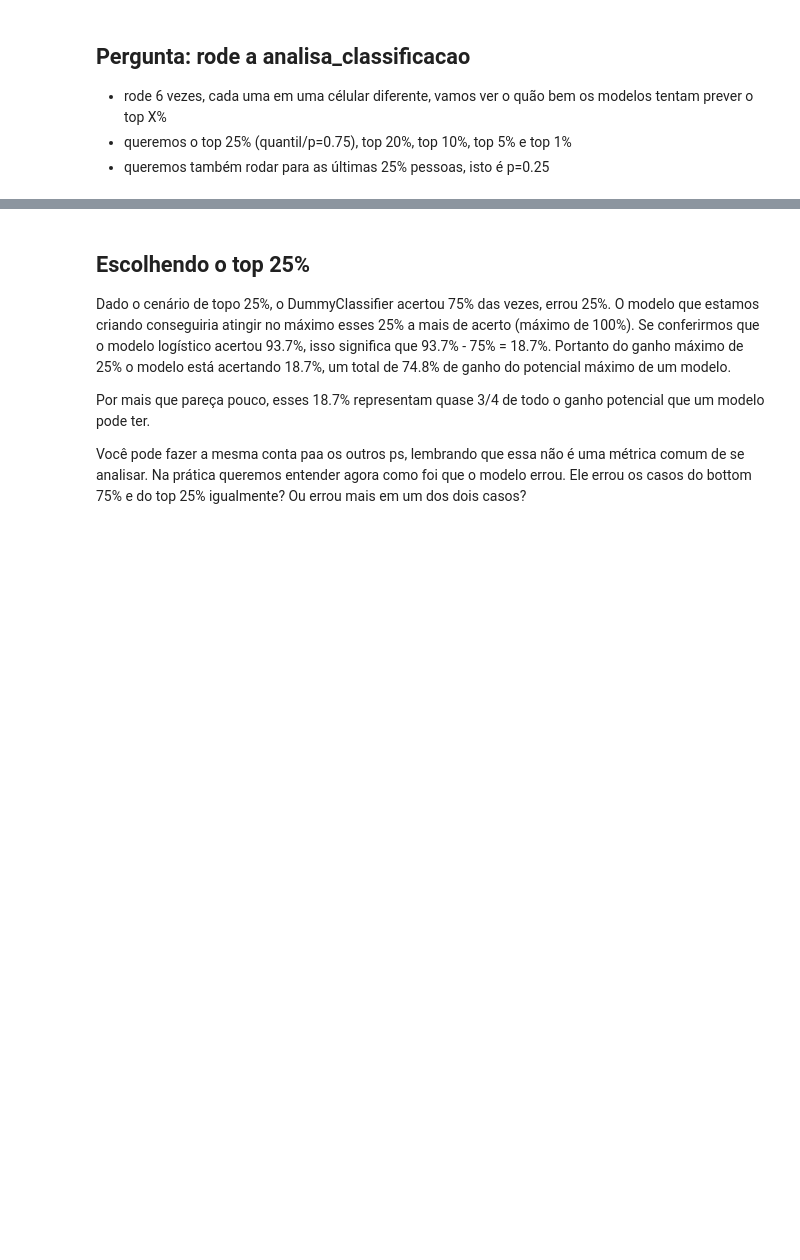
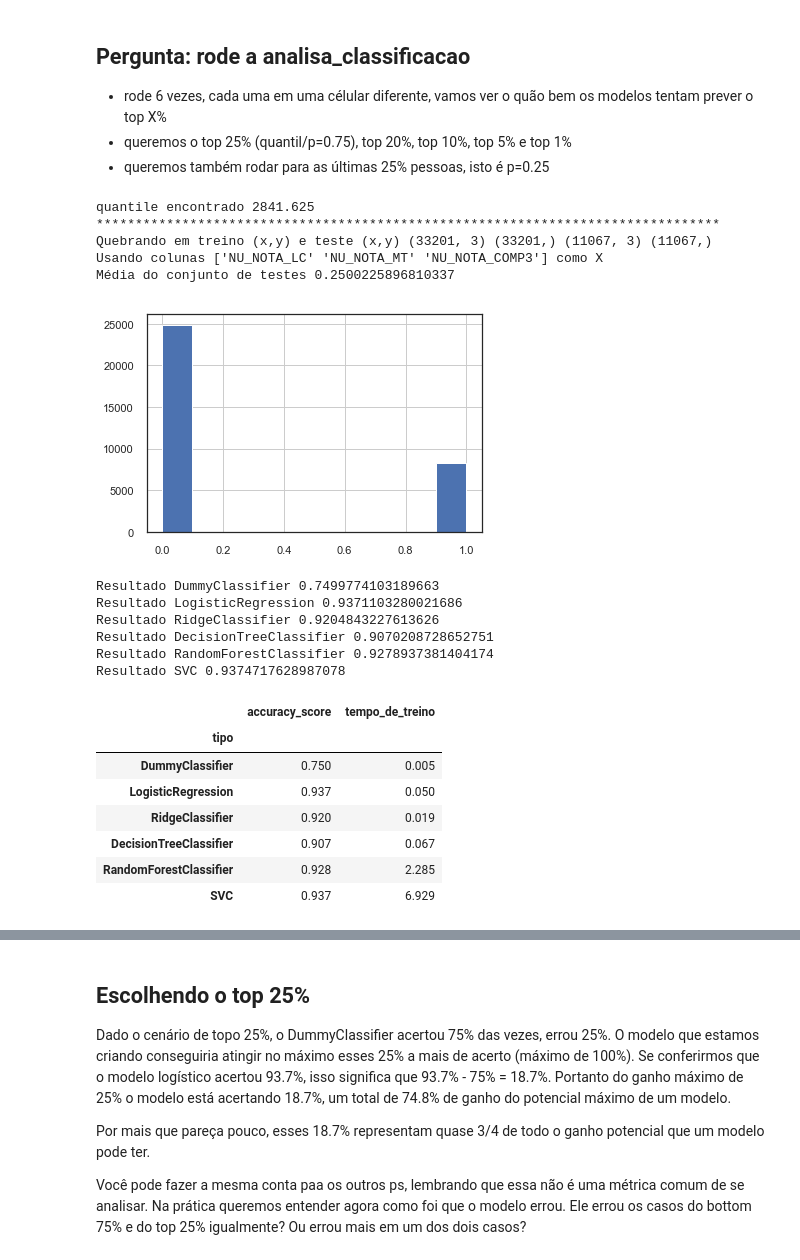
Before and after one commit to IgorNascAlves/Forma-o_Machine_Learning_Projeto_Alura, a Jupyter notebook: Formação_Machine_Learning_Projeto_Alura.ipynb, the cells around one changed output, grey strips where cells are left out. Saved outputs shown, nothing was run; the diff lists cells and outputs as text; code cells hidden in the pictures; blank space fills up the shorter version.

Commit message:
Validar modelo

```diff
--- a/Formação_Machine_Learning_Projeto_Alura.ipynb
+++ b/Formação_Machine_Learning_Projeto_Alura.ipynb
@@ -831,7 +831,7 @@ from sklearn.svm import SVC
 def gera_classificadores():
     # defina seus modelos
     modelos = []
-    modelos.append(DummyClassifier())
+    modelos.append(DummyClassifier(strategy='prior'))
     modelos.append(LogisticRegression())
     modelos.append(RidgeClassifier())
     modelos.append(DecisionTreeClassifier())
@@ -902,14 +902,21 @@ Média do conjunto de testes 0.2500225896810337
 ## Pergunta: implemente o treino e o teste do classificador
 # %%
 # solução:
+#from sklearn.metrics import accuracy_score as func_as
+#func_as(y_true=test_y, y_pred=y_pred)
+import time
 
-import time
 def treina_e_mede_classificador(pipe, nome, train_x, test_x, train_y, test_y):
     tic = time.time()
     # treine o pipeline
+    pipe.fit(train_x, train_y)
     tac = time.time()
     tempo_de_treino = tac - tic
     # calcule a accuracy_score
+    y_pred = pipe.predict(test_x)
+    dif = y_pred - test_y
+    acertos = [item for item in dif if item == 0]
+    accuracy_score = len(acertos)/len(test_y)
     print("Resultado", nome, accuracy_score)
 
     return accuracy_score, tempo_de_treino
@@ -919,12 +926,12 @@ def treina_e_mede_classificador(pipe, nome, train_x, test_x, train_y, test_y):
 # solução:
 
 def escolhe_dados_para_classificacao(dados, colunas, p):
-    interesse = # selecione somente as colunas especificas de dados
-    nota_total = # somente a coluna nota_total
-    interesse['top_p'] = # defina quem está no top p
+    interesse = dados[colunas].copy()  # selecione somente as colunas especificas de dados
+    nota_total = dados['nota_total']  # somente a coluna nota_total
+    interesse['top_p'] = top_p(interesse['nota_total'], p)  # defina quem está no top p
 
     colunas.remove("nota_total")
-    interesse = interesse[[*colunas, "top_p"]]
+    interesse = interesse[["top_p", *colunas]]
 
     train_x, test_x, train_y, test_y = split_classificacao(interesse)
     train_y.hist()
@@ -970,8 +984,30 @@ def analisa_classificacao(dados, p = 0.75):
 # %%
 # solução top 25%
 
 # rode a analisa_classificacao e armazene test_x, test_y e notas
+_, _, notas = analisa_classificacao(enem_eda, 0.75)
 notas[["accuracy_score", "tempo_de_treino"]]
+# %% [output]
+quantile encontrado 2841.625
+********************************************************************************
+Quebrando em treino (x,y) e teste (x,y) (33201, 3) (33201,) (11067, 3) (11067,)
+Usando colunas ['NU_NOTA_LC' 'NU_NOTA_MT' 'NU_NOTA_COMP3'] como X
+Média do conjunto de testes 0.2500225896810337
+[figure, added]
+Resultado DummyClassifier 0.7499774103189663
+Resultado LogisticRegression 0.9371103280021686
+Resultado RidgeClassifier 0.9204843227613626
+Resultado DecisionTreeClassifier 0.9070208728652751
+Resultado RandomForestClassifier 0.9278937381404174
+Resultado SVC 0.9374717628987078
+|  | accuracy_score | tempo_de_treino |
+| tipo |  |  |
+| DummyClassifier | 0.750 | 0.005 |
+| LogisticRegression | 0.937 | 0.050 |
+| RidgeClassifier | 0.920 | 0.019 |
+| DecisionTreeClassifier | 0.907 | 0.067 |
+| RandomForestClassifier | 0.928 | 2.285 |
+| SVC | 0.937 | 6.929 |
 # %%
 # solução top 20%
 
```
Also changed, not shown: parts of 12 cells of this notebook.
